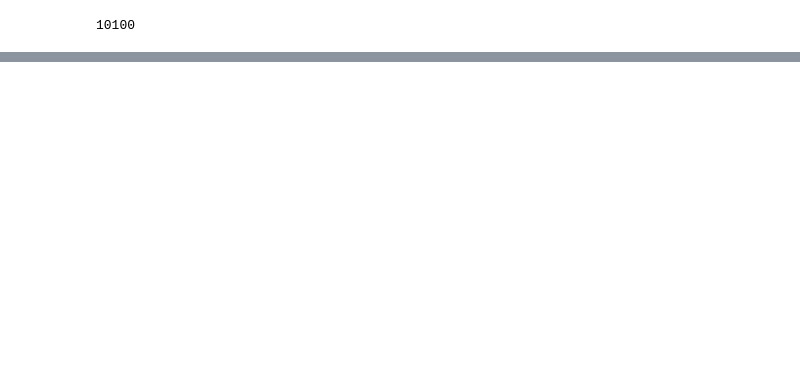
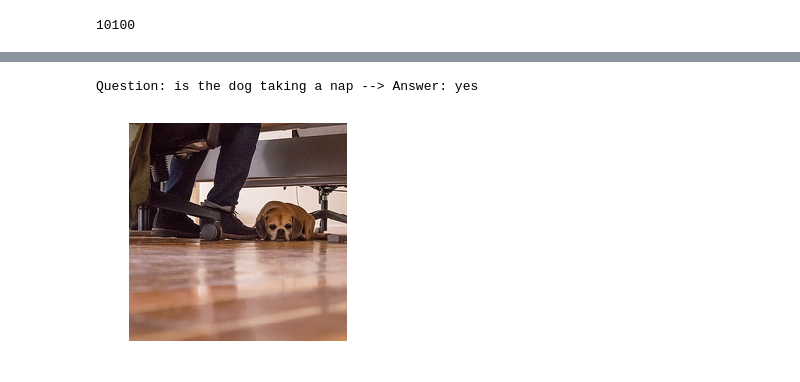
Before and after one commit to abhi-iyer/visual-question-answering, a Jupyter notebook: demo.ipynb, the cells around one changed output, grey strips where cells are left out. Cells and saved outputs as stored; diff of their text form; code cells hidden in the pictures; blank space fills up the shorter version.

```diff
--- a/demo.ipynb
+++ b/demo.ipynb
@@ -171,0 +169,5 @@ NameError: name 'train_set' is not defined
+# %%
+exp.sample(exp.train_ind[901])
+# %% [output]
+Question: is the dog taking a nap --> Answer: yes
+[figure, added]
```
Also changed, not shown: parts of 9 cells of this notebook, 1 other file.
